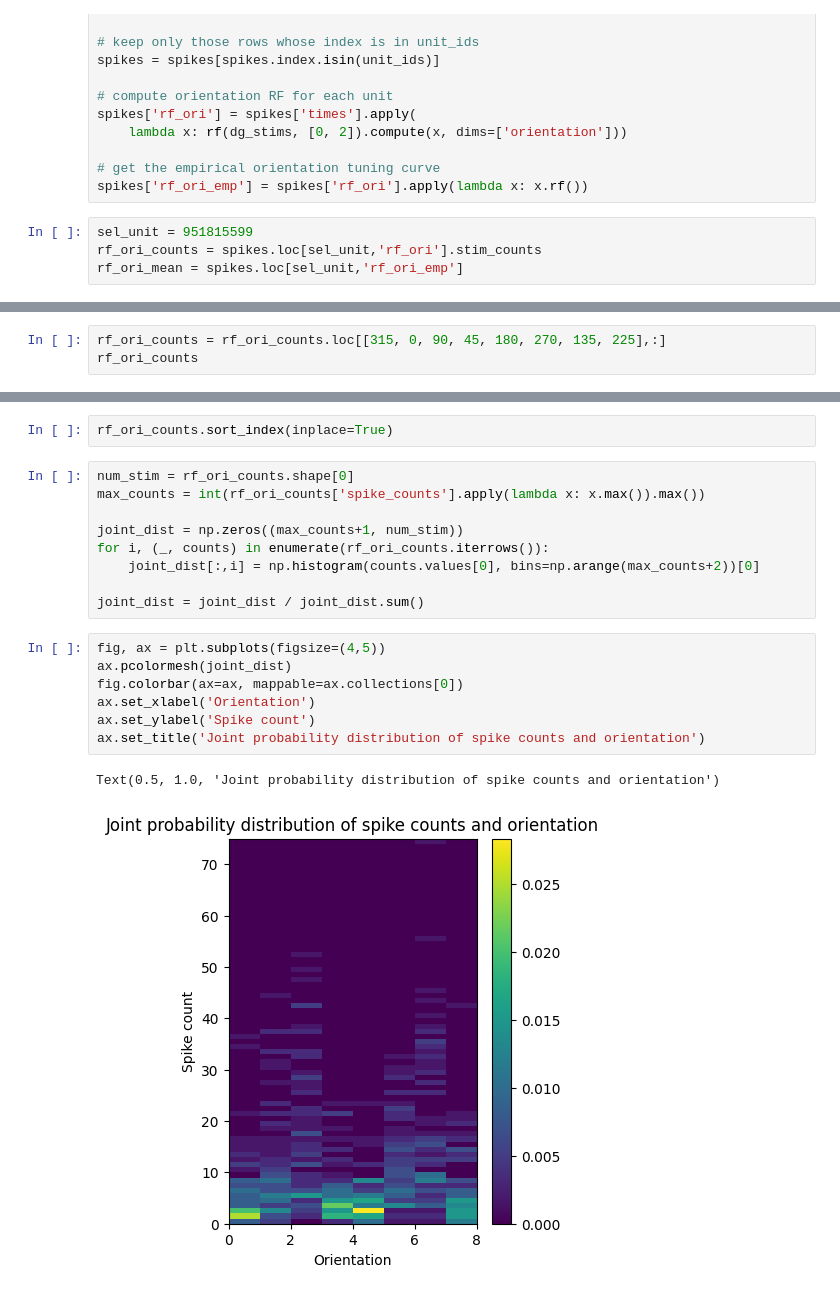
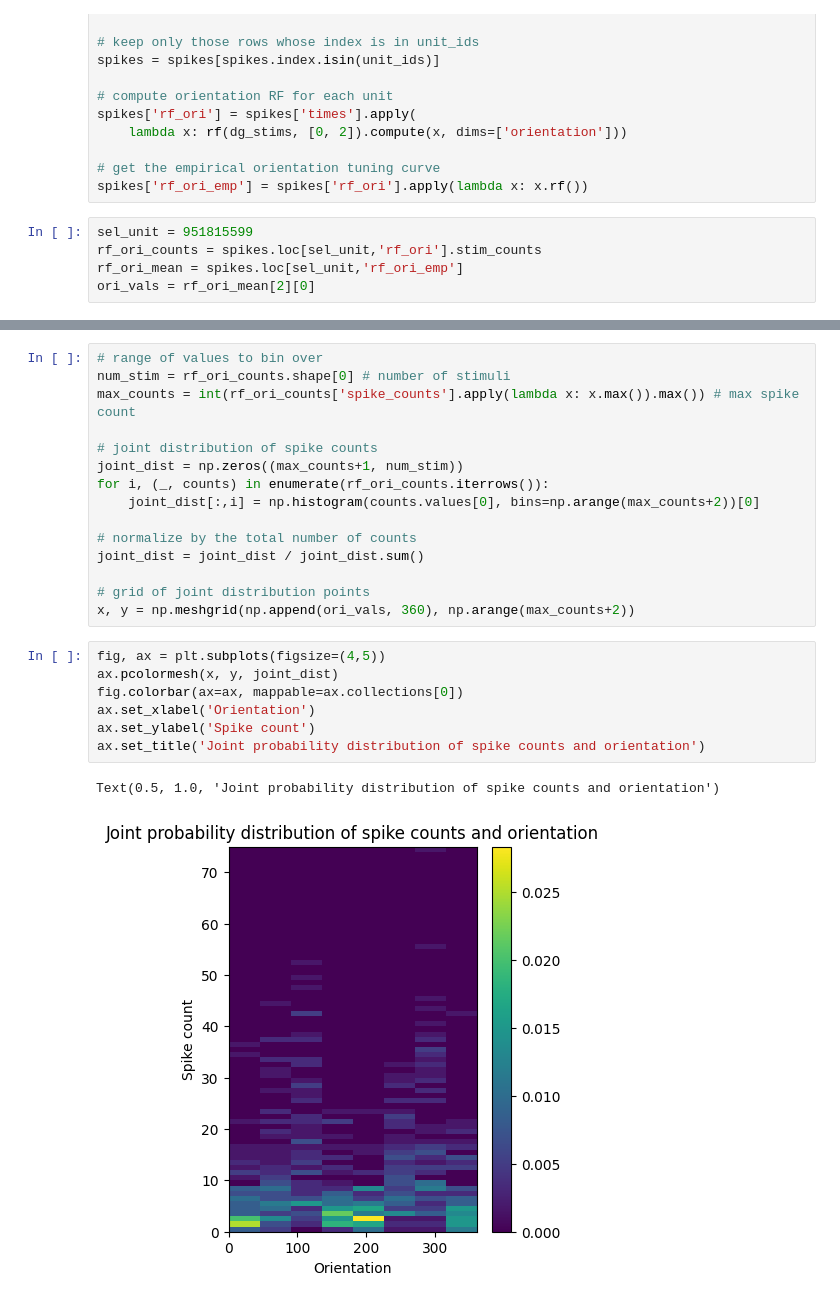
Before and after one commit to dbheadley/DecodingTheBrain, a Jupyter notebook: Week12/notes.ipynb, the cells around one changed output, grey strips where cells are left out. Saved outputs shown, nothing was run; the diff lists cells and outputs as text.

```diff
--- a/Week12/notes.ipynb
+++ b/Week12/notes.ipynb
@@ -115,5 +116,6 @@ spikes['rf_ori_emp'] = spikes['rf_ori'].apply(lambda x: x.rf())
 sel_unit = 951815599
 rf_ori_counts = spikes.loc[sel_unit,'rf_ori'].stim_counts
 rf_ori_mean = spikes.loc[sel_unit,'rf_ori_emp']
+ori_vals = rf_ori_mean[2][0]
 # %%
 fig, ax = plt.subplots(figsize=(6,5))
@@ -140,3 +144,0 @@ We can do this by counting the number of times each number of spike counts occur
-# %%
-rf_ori_counts = rf_ori_counts.loc[[315, 0, 90, 45, 180, 270, 135, 225],:]
-rf_ori_counts
@@ -154,21 +145,25 @@ rf_ori_counts
-# %%
-rf_ori_counts.sort_index(inplace=True)
 # %%
-num_stim = rf_ori_counts.shape[0]
-max_counts = int(rf_ori_counts['spike_counts'].apply(lambda x: x.max()).max())
+# range of values to bin over
+num_stim = rf_ori_counts.shape[0] # number of stimuli
+max_counts = int(rf_ori_counts['spike_counts'].apply(lambda x: x.max()).max()) # max spike count
 
+# joint distribution of spike counts
 joint_dist = np.zeros((max_counts+1, num_stim))
 for i, (_, counts) in enumerate(rf_ori_counts.iterrows()):
     joint_dist[:,i] = np.histogram(counts.values[0], bins=np.arange(max_counts+2))[0]
 
+# normalize by the total number of counts
 joint_dist = joint_dist / joint_dist.sum()
+
+# grid of joint distribution points
+x, y = np.meshgrid(np.append(ori_vals, 360), np.arange(max_counts+2))
 # %%
 fig, ax = plt.subplots(figsize=(4,5))
-ax.pcolormesh(joint_dist)
+ax.pcolormesh(x, y, joint_dist)
 fig.colorbar(ax=ax, mappable=ax.collections[0])
 ax.set_xlabel('Orientation')
 ax.set_ylabel('Spike count')
 ax.set_title('Joint probability distribution of spike counts and orientation')
 # %% [output]
 Text(0.5, 1.0, 'Joint probability distribution of spike counts and orientation')
-[figure, old version]
+[figure, new version]
```
Also changed, not shown: parts of 20 cells of this notebook, 3 other files.
